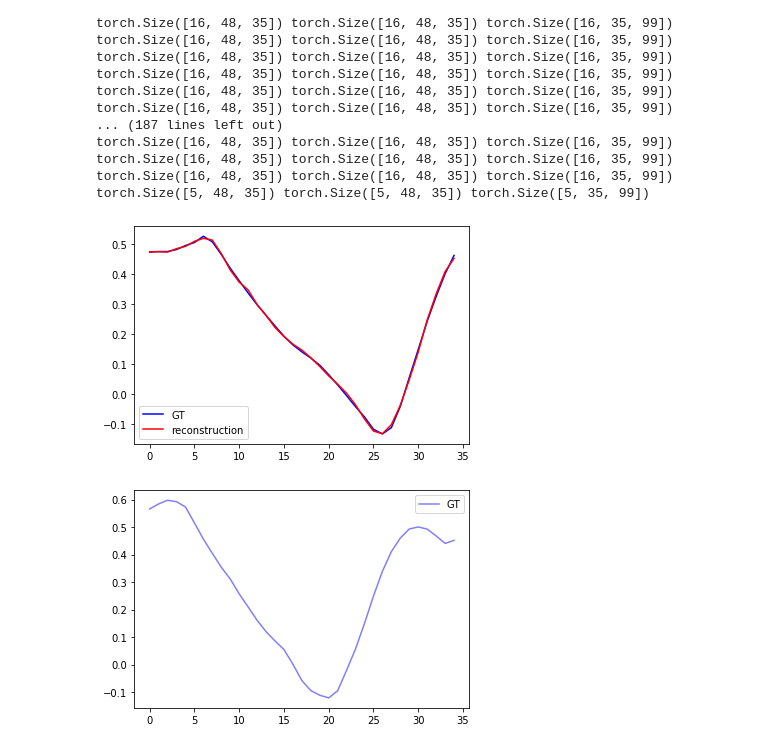
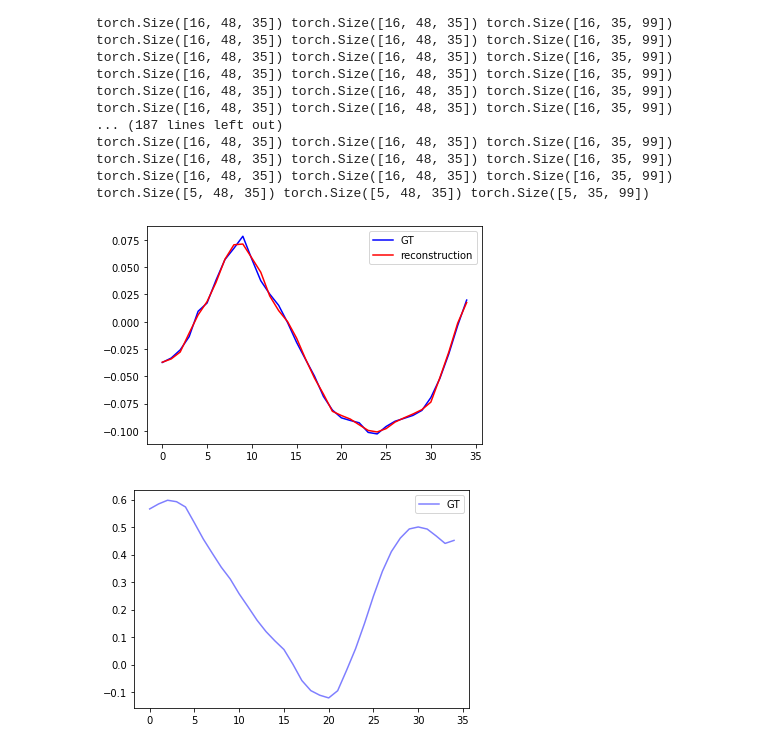
Before and after one commit to tileb1/LearnTrajDep, a Jupyter notebook: Untitled.ipynb, the cells around one changed output. Cells and saved outputs as stored; diff of their text form; code cells hidden in the pictures.

```diff
--- a/Untitled.ipynb
+++ b/Untitled.ipynb
@@ -51,16 +52,16 @@ hidden_size = 30
 autoencoder = TimeAutoencoder(seq_len, hidden_size)
 load_model(autoencoder, 'autoencoder_{}_{}.pt'.format(seq_len, hidden_size))
 # %%
-joint_index = 0
+joint_index = np.random.randint(0, 48)
 
 some_seq = next(iter(train_loader))[1]
 some_reconstruction = autoencoder(some_seq)[0].detach()
 plt.plot(some_seq[0, joint_index, :], c='blue', label='GT')
 plt.plot(some_reconstruction[0, joint_index, :], c='red', label='reconstruction')
 plt.legend()
 plt.show()
 # %% [output]
-[figure, old version]
+[figure, new version]
 # %%
 plt.plot(some_seq[0, joint_index, :], c='blue', label='GT', alpha=0.5)
 plt.legend()
```
Also changed, not shown: parts of 2 cells of this notebook, 2 other files.
